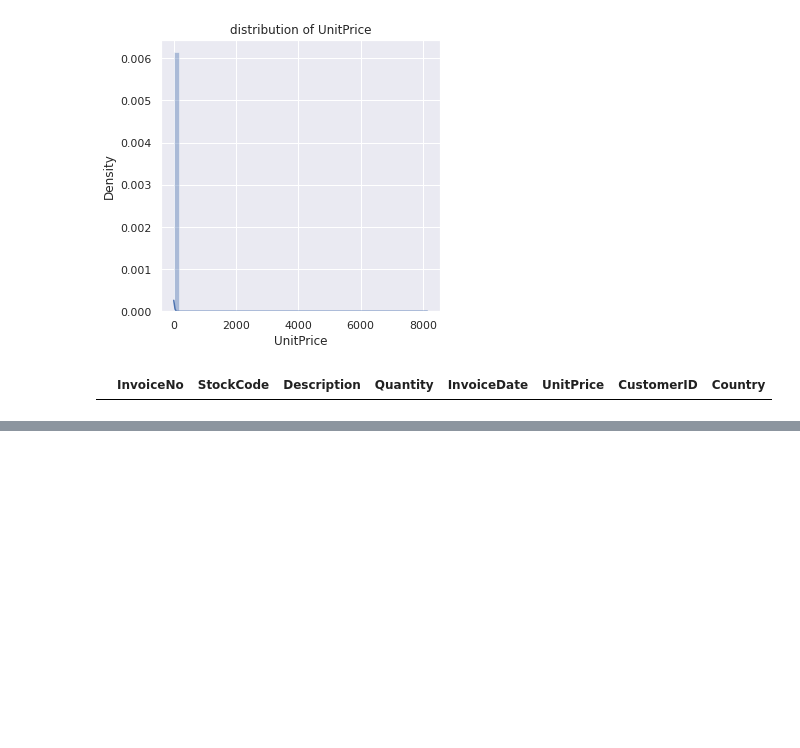
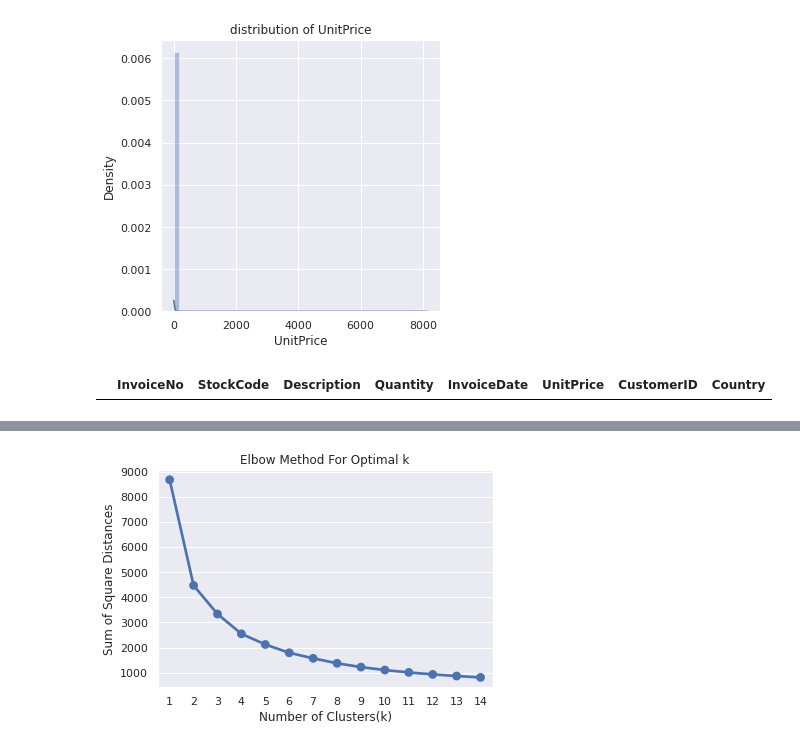
Before and after one commit to haynapasi050505/Unsupervised-ML, a Jupyter notebook: Copy_of_Online_Retail_Customer_Segmentation_Capstone_Project.ipynb, the cells around one changed output, grey strips where cells are left out. Saved outputs shown, nothing was run; the diff lists cells and outputs as text; code cells hidden in the pictures; blank space fills up the shorter version.

```diff
--- a/Copy_of_Online_Retail_Customer_Segmentation_Capstone_Project.ipynb
+++ b/Copy_of_Online_Retail_Customer_Segmentation_Capstone_Project.ipynb
@@ -269,0 +473,4 @@ df.head()
+# %%
+#Apply handle_neg_n_zero function to Recency and Monetary columns
+rfm_df['Recency'] = [handle_neg_n_zero(x) for x in rfm_df.Recency]
+rfm_df['Monetary'] = [handle_neg_n_zero(x) for x in rfm_df.Monetary]
@@ -269,0 +480,29 @@ df.head()
+# %%
+from sklearn import preprocessing
+from numpy import math
+rfm_df['Recency_log'] = rfm_df['Recency'].apply(math.log)
+rfm_df['Frequency_log'] = rfm_df['Frequency'].apply(math.log)
+rfm_df['Monetary_log'] = rfm_df['Monetary'].apply(math.log)
+# %%
+features_rec_mon=['Recency_log','Monetary_log']
+X_features_rec_mon=rfm_df[features_rec_mon].values
+scaler_rec_mon=preprocessing.StandardScaler()
+X_rec_mon=scaler_rec_mon.fit_transform(X_features_rec_mon)
+X=X_rec_mon
+# %%
+from sklearn.cluster import KMeans
+
+sum_of_sq_dist = {}
+for k in range(1,15):
+    km = KMeans(n_clusters= k, init= 'k-means++', max_iter= 1000)
+    km = km.fit(X)
+    sum_of_sq_dist[k] = km.inertia_
+# %%
+#Plot the graph for the sum of square distance values and Number of Clusters
+sns.pointplot(x = list(sum_of_sq_dist.keys()), y = list(sum_of_sq_dist.values()))
+plt.xlabel('Number of Clusters(k)')
+plt.ylabel('Sum of Square Distances')
+plt.title('Elbow Method For Optimal k')
+plt.show()
+# %% [output]
+[figure, added]
```
Also changed, not shown: parts of 35 cells of this notebook.
